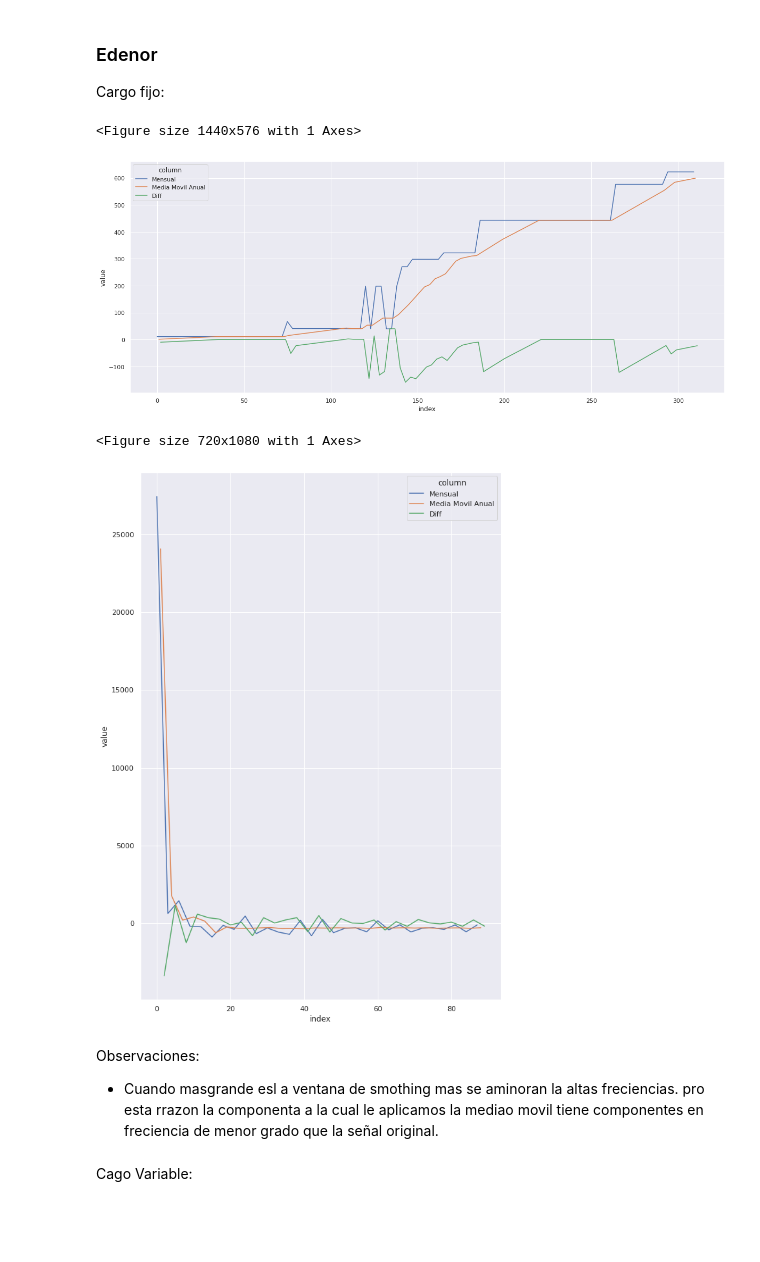
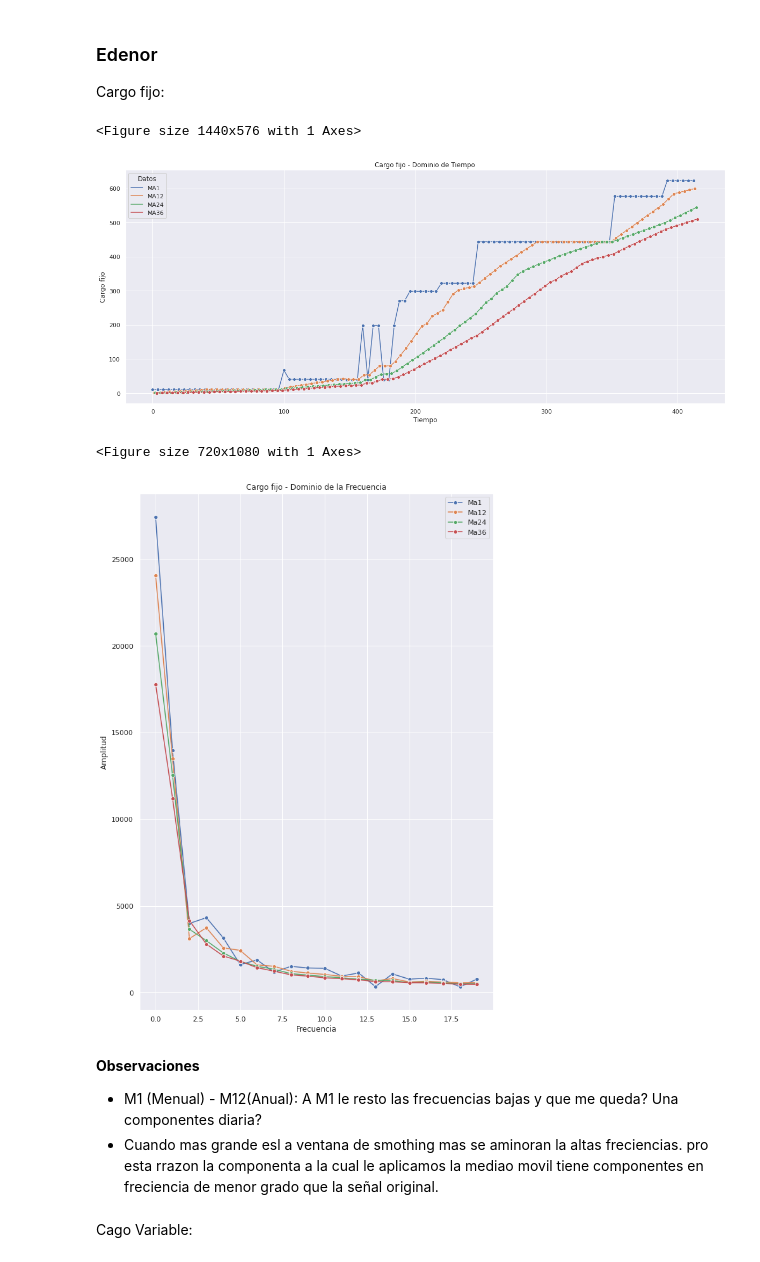
Before and after one commit to magistery-tps/time-series-tp, a Jupyter notebook: notebooks/tarifas-eda.ipynb, the cells around one changed output. Saved outputs shown, nothing was run; the diff lists cells and outputs as text; code cells hidden in the pictures; blank space fills up the shorter version.

Commit message:
fix: freq domain diagram

```diff
--- a/notebooks/tarifas-eda.ipynb
+++ b/notebooks/tarifas-eda.ipynb
@@ -166,17 +162,20 @@ def moving_average_plot(df, column, window, xlabel='Año', freq_zoom=30):
 ### Edenor
 
 Cargo fijo:
+# %%
+WINDOWS  = [12, 24, 36] # Meses
 # %%
-moving_average_plot(edenor, 'cargo_fijo', WINDOW)
+moving_average_plot(edenor, 'cargo_fijo', WINDOWS, freq_zoom=20)
 # %% [output]
 <Figure size 1440x576 with 1 Axes>
-[figure, old version]
+[figure, new version]
 <Figure size 720x1080 with 1 Axes>
-[figure, old version]
+[figure, new version]
 # %% [markdown]
-Observaciones:
+**Observaciones**
 
-* Cuando masgrande esl a ventana de smothing mas se aminoran la altas freciencias. pro esta rrazon la componenta a la cual le aplicamos la mediao movil tiene componentes en freciencia de menor grado que la señal original.
+* M1 (Menual) - M12(Anual): A M1 le resto las frecuencias bajas y que me queda? Una componentes diaria?
+* Cuando mas grande esl a ventana de smothing mas se aminoran la altas freciencias. pro esta rrazon la componenta a la cual le aplicamos la mediao movil tiene componentes en freciencia de menor grado que la señal original.
 # %% [markdown]
 Cago Variable:
 # %%
```
Also changed, not shown: parts of 7 cells of this notebook, 2 other files.
